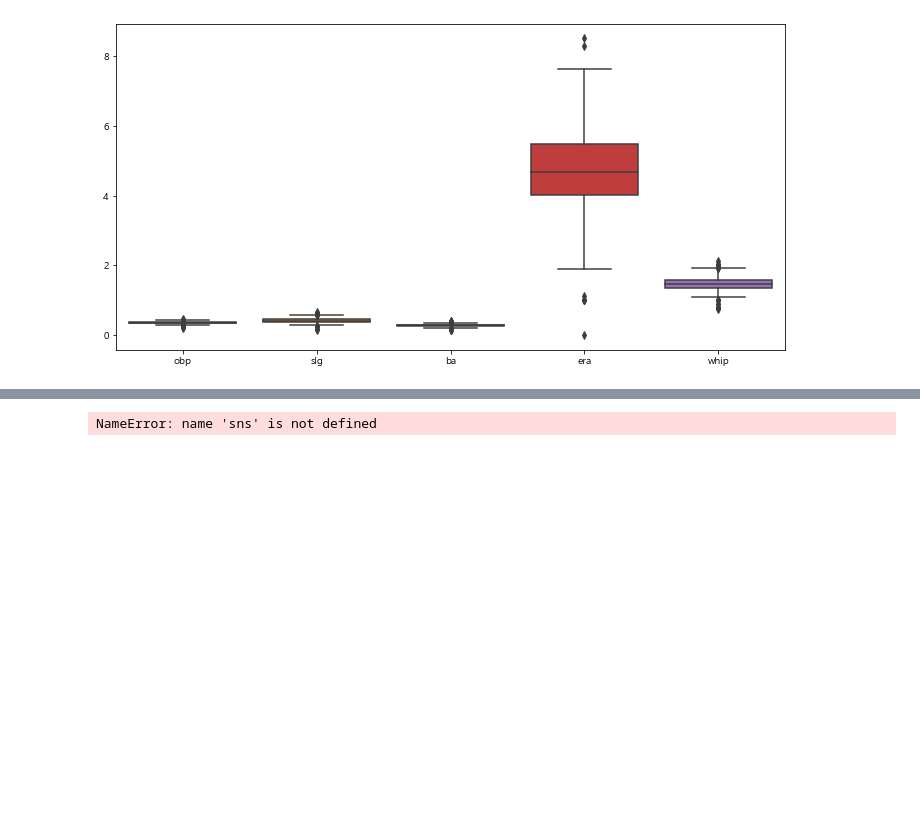
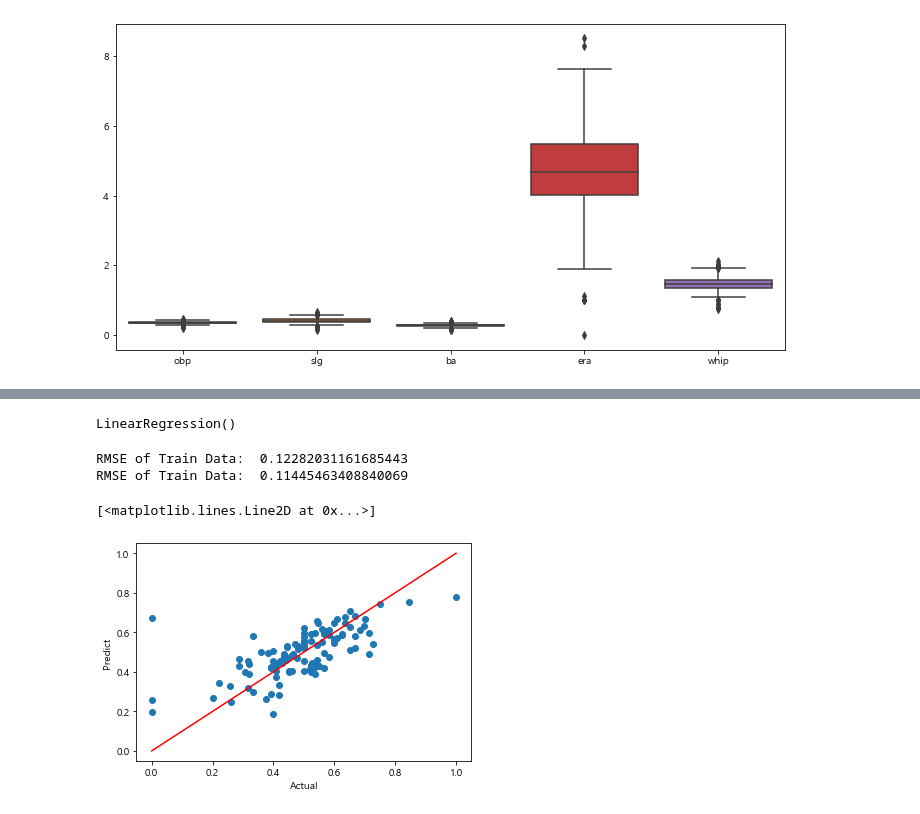
Before and after one commit to zb-dss-online-2nd/ml-repo-2, a Jupyter notebook: olspj.ipynb, the cells around one changed output, grey strips where cells are left out. Drawn from its saved outputs; the diff is of its cells as text; code cells hidden in the pictures; blank space fills up the shorter version.

```diff
--- a/olspj.ipynb
+++ b/olspj.ipynb
@@ -14,8 +14,6 @@ dfX0 = pd.DataFrame(df, columns=feature_names)
 dfy = pd.DataFrame(df, columns=["pov"] )
 #상수항 설정
 dfX = sm.add_constant(dfX0)
-# %%
-df=pd.read_csv('./data/Raw_baseball.csv')
 # %%
 df.tail()
 # %% [output]
@@ -200,6 +167,0 @@ Notes:
-# %%
-sns.scatterplot(x=y_test['pov'], y=lm.predict(X_test))
-
-plt.plot(   [min(x),max(x)],[min(y), max(y)], 'r', ls='dashed', lw=3);
-# %% [output]
-NameError: name 'sns' is not defined
@@ -205,0 +170,35 @@ NameError: name 'sns' is not defined
+# %%
+from sklearn.model_selection import train_test_split
+X=dfX
+y=dfy
+
+X_train, X_test, y_train, y_test = train_test_split(X,y, test_size=0.2, random_state=13)
+# %%
+from sklearn.linear_model import LinearRegression
+
+reg=LinearRegression()
+reg.fit(X_train, y_train)
+# %% [output]
+LinearRegression()
+# %%
+from sklearn.metrics import mean_squared_error
+
+pred_tr = reg.predict(X_train)
+pred_test=reg.predict(X_test)
+
+rmse_tr = (np.sqrt(mean_squared_error(y_train, pred_tr)))
+rmse_test = (np.sqrt(mean_squared_error(y_test, pred_test)))
+
+print('RMSE of Train Data: ', rmse_tr)
+print('RMSE of Train Data: ', rmse_test)
+# %% [output]
+RMSE of Train Data:  0.12282031161685443
+RMSE of Train Data:  0.11445463408840069
+# %%
+plt.scatter(y_test, pred_test )
+plt.xlabel("Actual")
+plt.ylabel("Predict")
+plt.plot([0, 1], [0, 1], 'r')
+# %% [output]
+[<matplotlib.lines.Line2D at 0x...>]
+[figure, added]
```
Also changed, not shown: parts of 7 cells of this notebook, 1 other file.
